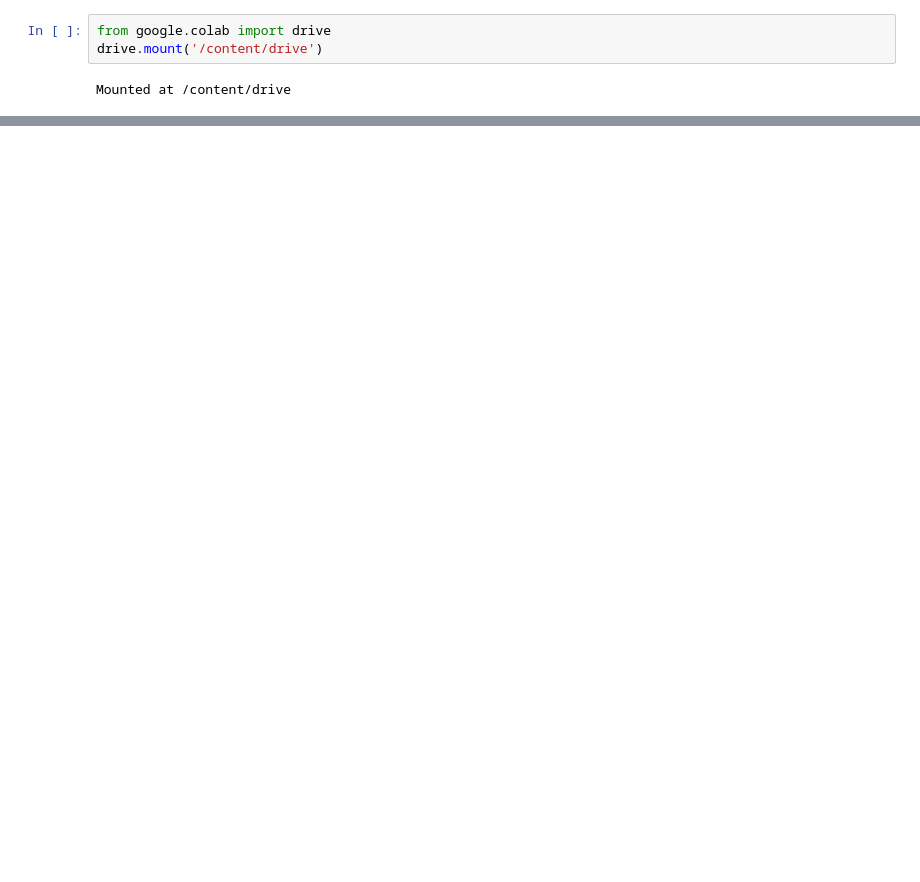
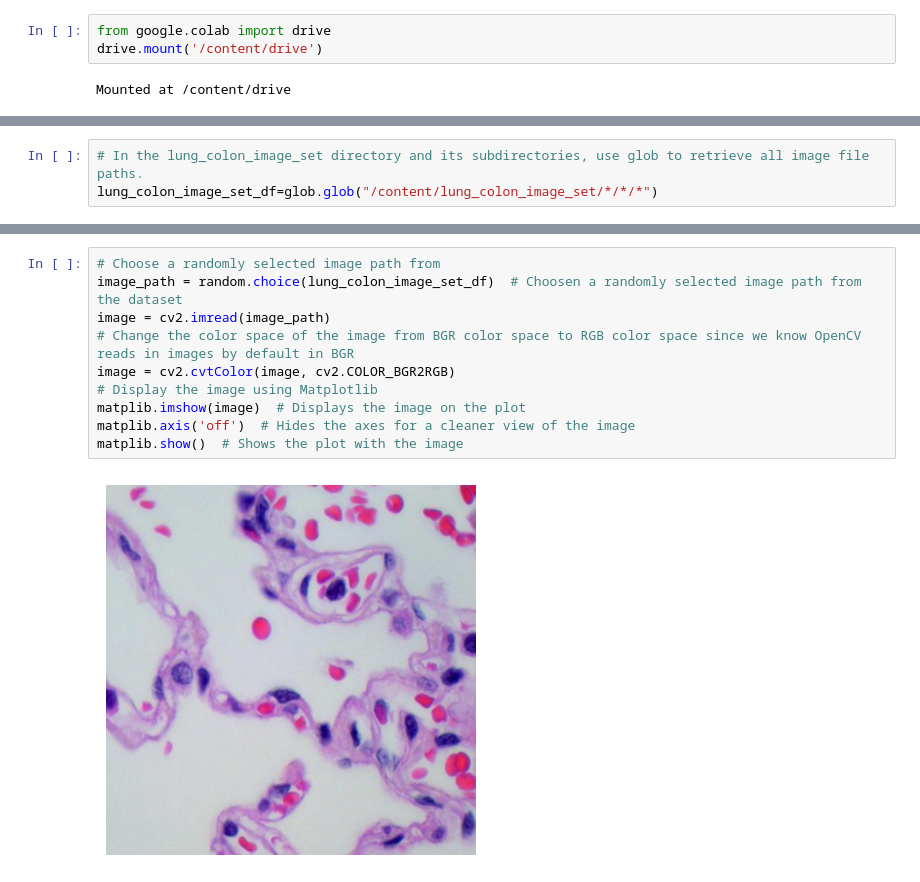
Before and after one commit to sumanapalle065/LC25000-Hybrid-Architecture-using-DL, a Jupyter notebook: LC25000_Hybrid_Arc.ipynb, the cells around one changed output, grey strips where cells are left out. Saved outputs shown, nothing was run; the diff lists cells and outputs as text; blank space fills up the shorter version.

```diff
--- a/LC25000_Hybrid_Arc.ipynb
+++ b/LC25000_Hybrid_Arc.ipynb
@@ -180,0 +47,3 @@ datagen = ImageDataGenerator(
+# %%
+# In the lung_colon_image_set directory and its subdirectories, use glob to retrieve all image file paths.
+lung_colon_image_set_df=glob.glob("/content/lung_colon_image_set/*/*/*")
@@ -180,0 +70,12 @@ datagen = ImageDataGenerator(
+# %%
+# Choose a randomly selected image path from
+image_path = random.choice(lung_colon_image_set_df)  # Choosen a randomly selected image path from the dataset
+image = cv2.imread(image_path)
+# Change the color space of the image from BGR color space to RGB color space since we know OpenCV reads in images by default in BGR
+image = cv2.cvtColor(image, cv2.COLOR_BGR2RGB)
+# Display the image using Matplotlib
+matplib.imshow(image)  # Displays the image on the plot
+matplib.axis('off')  # Hides the axes for a cleaner view of the image
+matplib.show()  # Shows the plot with the image
+# %% [output]
+[figure, added]
```
Also changed, not shown: parts of 11 cells of this notebook.
